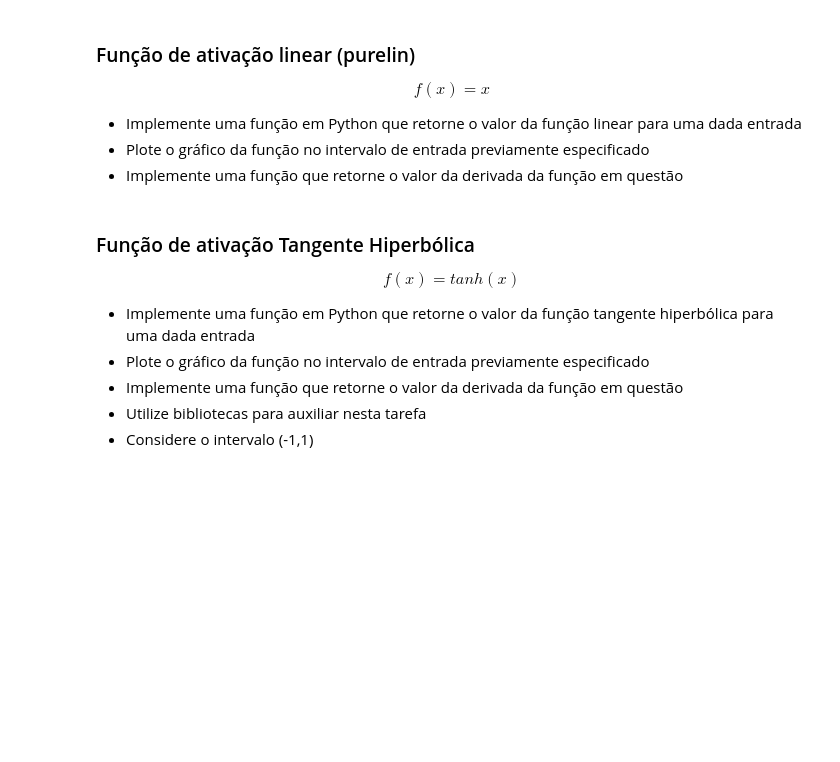
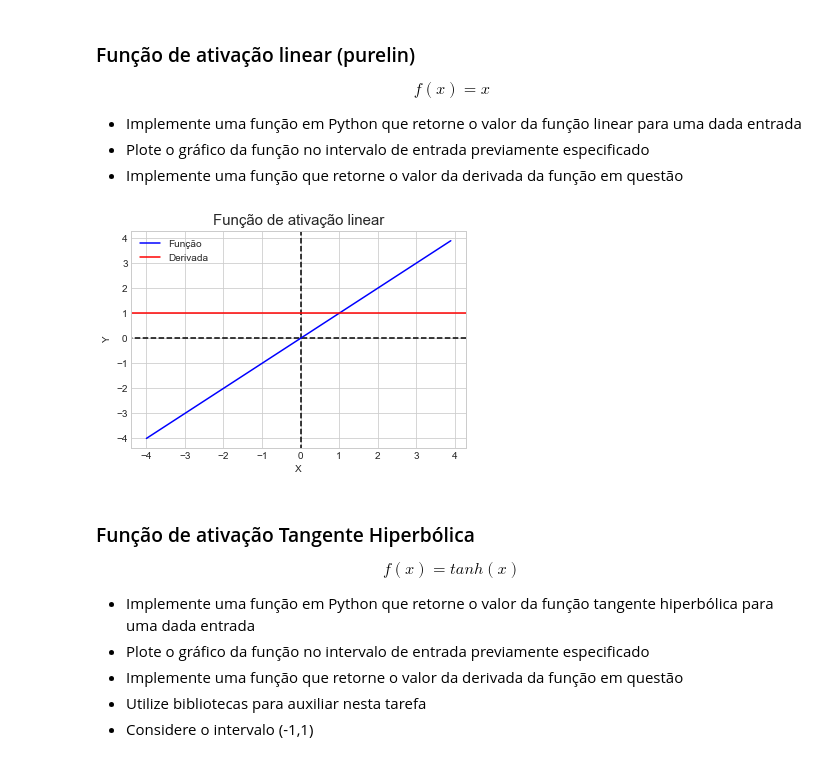
Before and after one commit to erikatilio/RNA-Funcao-Ativacao, a Jupyter notebook: Funções de Ativação.ipynb, the cells around one changed output. Cells and saved outputs as stored; diff of their text form; code cells hidden in the pictures; blank space fills up the shorter version.

Commit message:
Função de ativação linear (purelin)

```diff
--- a/Funções de Ativação.ipynb
+++ b/Funções de Ativação.ipynb
@@ -135,6 +138,24 @@ $$f(x) = x$$
 - Implemente uma função em Python que retorne o valor da função linear para uma dada entrada
 - Plote o gráfico da função no intervalo de entrada previamente especificado
 - Implemente uma função que retorne o valor da derivada da função em questão
+# %%
+def linear(x):
+    return x
+
+def derivada_linear():
+    return 1
+# %%
+plt.axhline(y=0, xmin=-4.0, xmax=4.0, color='k', linestyle='dashed')
+plt.axvline(x=0, ymin=-4.0, ymax=4.0, color='k', linestyle='dashed')
+plt.plot(amostras, linear(amostras), 'b', label="Função")
+plt.axhline(y=derivada_linear(), xmin=amostras[0], xmax=amostras[-1], color='r', label="Derivada")
+plt.legend(loc="upper left")
+plt.ylabel("Y")
+plt.xlabel("X")
+plt.title("Função de ativação linear", fontsize=15)
+plt.show()
+# %% [output]
+[figure, added]
 # %% [markdown]
 ### Função de ativação Tangente Hiperbólica
 
```
Also changed, not shown: parts of 9 cells of this notebook.
